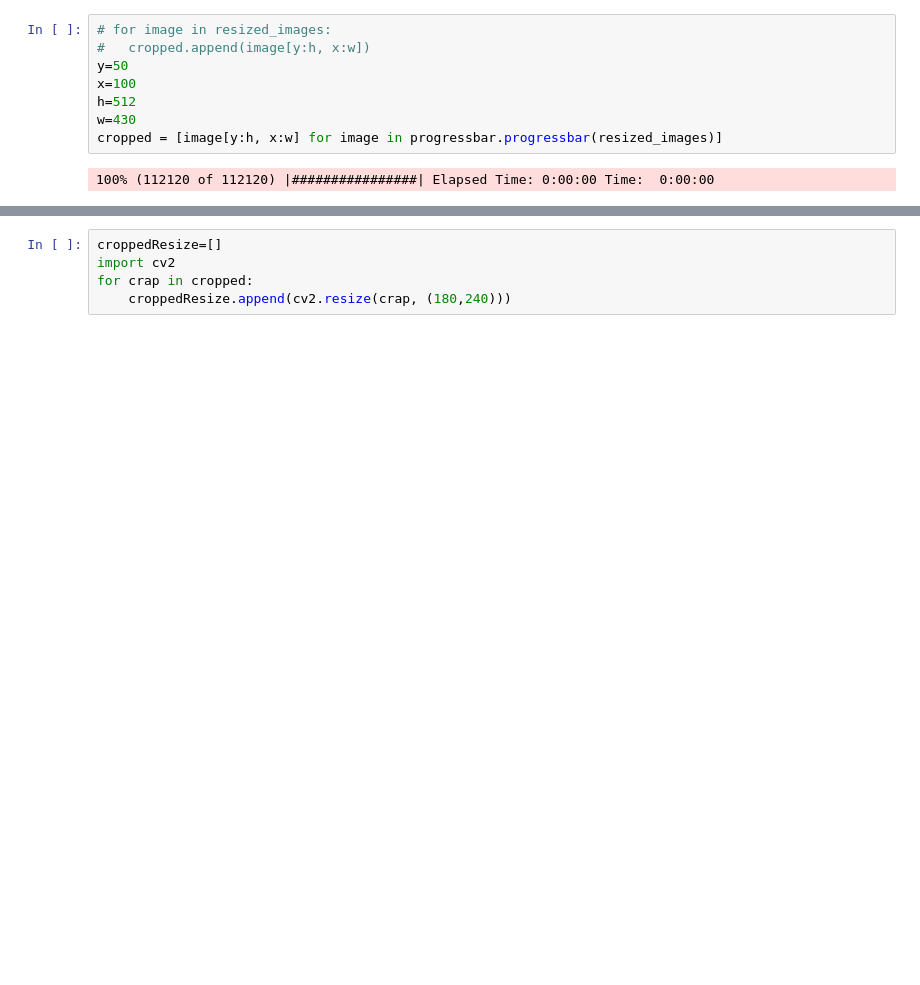
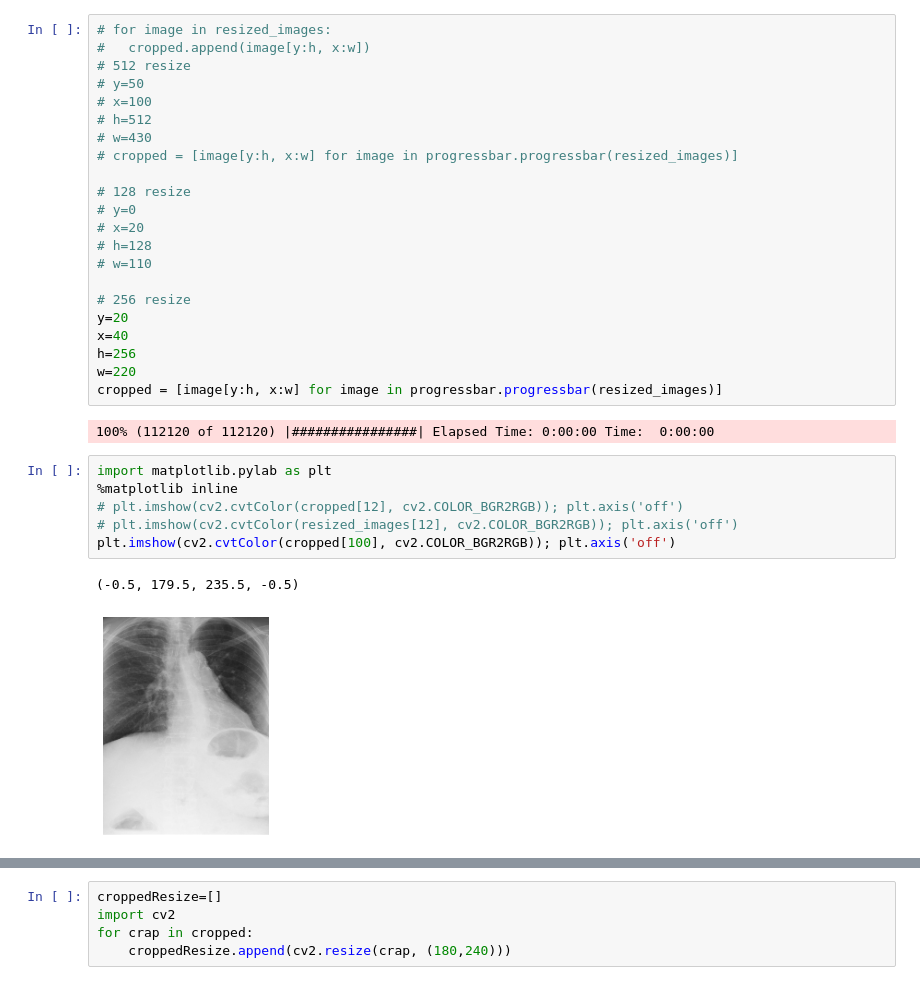
Before and after one commit to zjaved101/cmpe256-project, a Jupyter notebook: ZAN.ipynb, the cells around one changed output, grey strips where cells are left out. Cells and saved outputs as stored; diff of their text form; blank space fills up the shorter version.

```diff
--- a/ZAN.ipynb
+++ b/ZAN.ipynb
@@ -99,10 +109,33 @@ plt.imshow(cv2.cvtColor(cropped[12], cv2.COLOR_BGR2RGB)); plt.axis('off')
 # %%
 # for image in resized_images:
 #   cropped.append(image[y:h, x:w])
-y=50
-x=100
-h=512
-w=430
+# 512 resize
+# y=50
+# x=100
+# h=512
+# w=430
+# cropped = [image[y:h, x:w] for image in progressbar.progressbar(resized_images)]
+
+# 128 resize
+# y=0
+# x=20
+# h=128
+# w=110
+
+# 256 resize
+y=20
+x=40
+h=256
+w=220
 cropped = [image[y:h, x:w] for image in progressbar.progressbar(resized_images)]
 # %% [output]
 100% (112120 of 112120) |################| Elapsed Time: 0:00:00 Time:  0:00:00
+# %%
+import matplotlib.pylab as plt
+%matplotlib inline
+# plt.imshow(cv2.cvtColor(cropped[12], cv2.COLOR_BGR2RGB)); plt.axis('off')
+# plt.imshow(cv2.cvtColor(resized_images[12], cv2.COLOR_BGR2RGB)); plt.axis('off')
+plt.imshow(cv2.cvtColor(cropped[100], cv2.COLOR_BGR2RGB)); plt.axis('off')
+# %% [output]
+(-0.5, 179.5, 235.5, -0.5)
+[figure, added]
```
Also changed, not shown: parts of 47 cells of this notebook.
